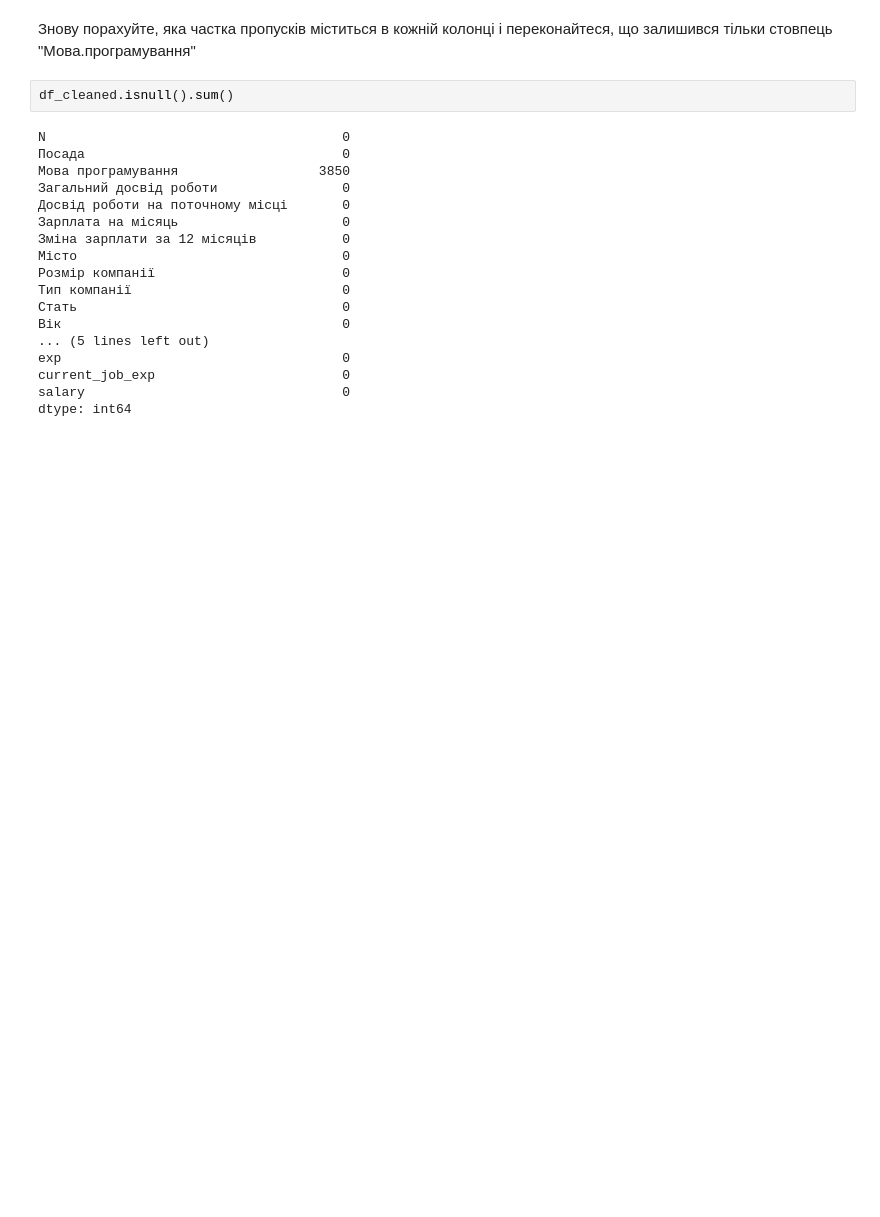
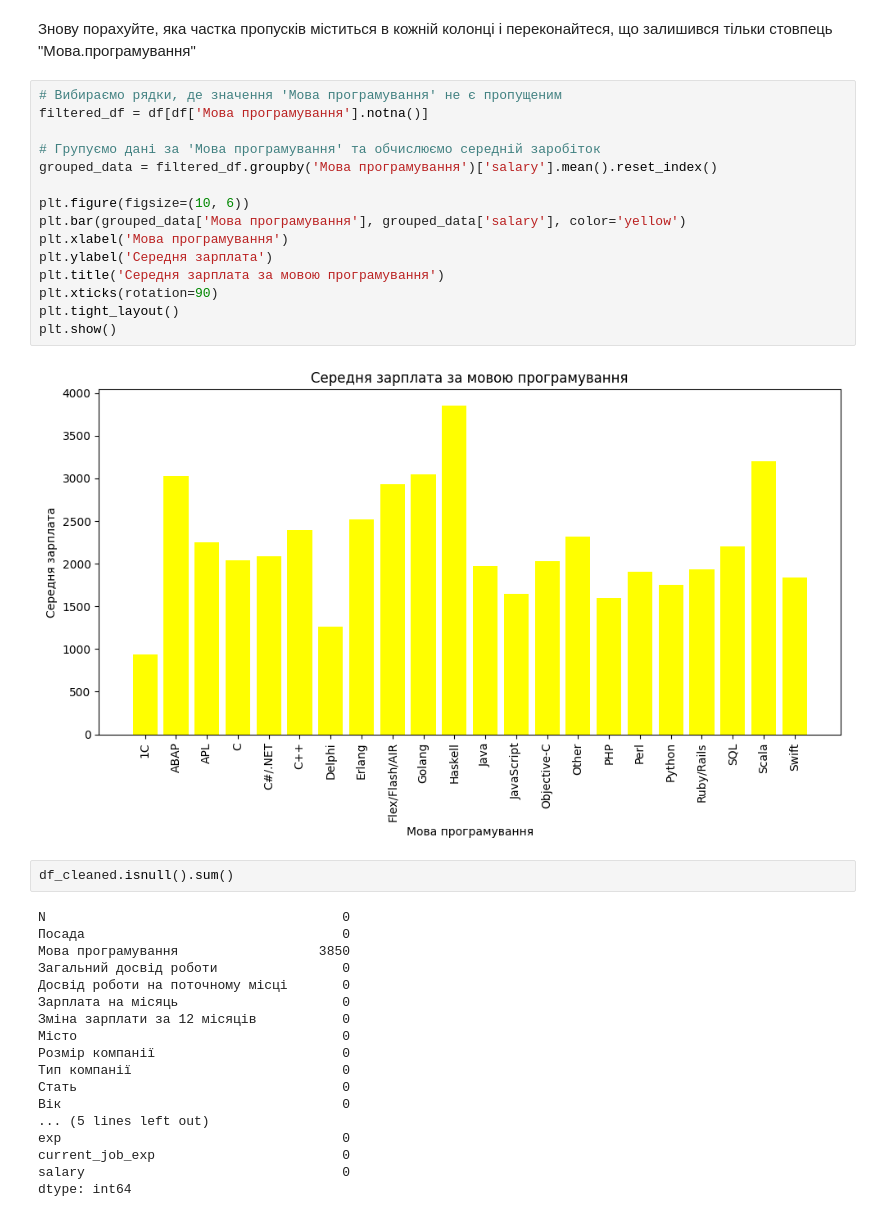
Before and after one commit to ValeriiYermak/DataScience, a Jupyter notebook: HW2_2.ipynb, the cells around one changed output. Drawn from its saved outputs; the diff is of its cells as text; blank space fills up the shorter version.

```diff
--- a/HW2_2.ipynb
+++ b/HW2_2.ipynb
@@ -115,5 +132,22 @@ df_cleaned
 # %% [markdown]
 Знову порахуйте, яка частка пропусків міститься в кожній колонці і переконайтеся, що залишився тільки стовпець "Мова.програмування"
+# %%
+# Вибираємо рядки, де значення 'Мова програмування' не є пропущеним
+filtered_df = df[df['Мова програмування'].notna()]
+
+# Групуємо дані за 'Мова програмування' та обчислюємо середній заробіток
+grouped_data = filtered_df.groupby('Мова програмування')['salary'].mean().reset_index()
+
+plt.figure(figsize=(10, 6))
+plt.bar(grouped_data['Мова програмування'], grouped_data['salary'], color='yellow')
+plt.xlabel('Мова програмування')
+plt.ylabel('Середня зарплата')
+plt.title('Середня зарплата за мовою програмування')
+plt.xticks(rotation=90)
+plt.tight_layout()
+plt.show()
+# %% [output]
+[figure, added]
 # %%
 df_cleaned.isnull().sum()
 # %% [output]
```
Also changed, not shown: parts of 6 cells of this notebook.
